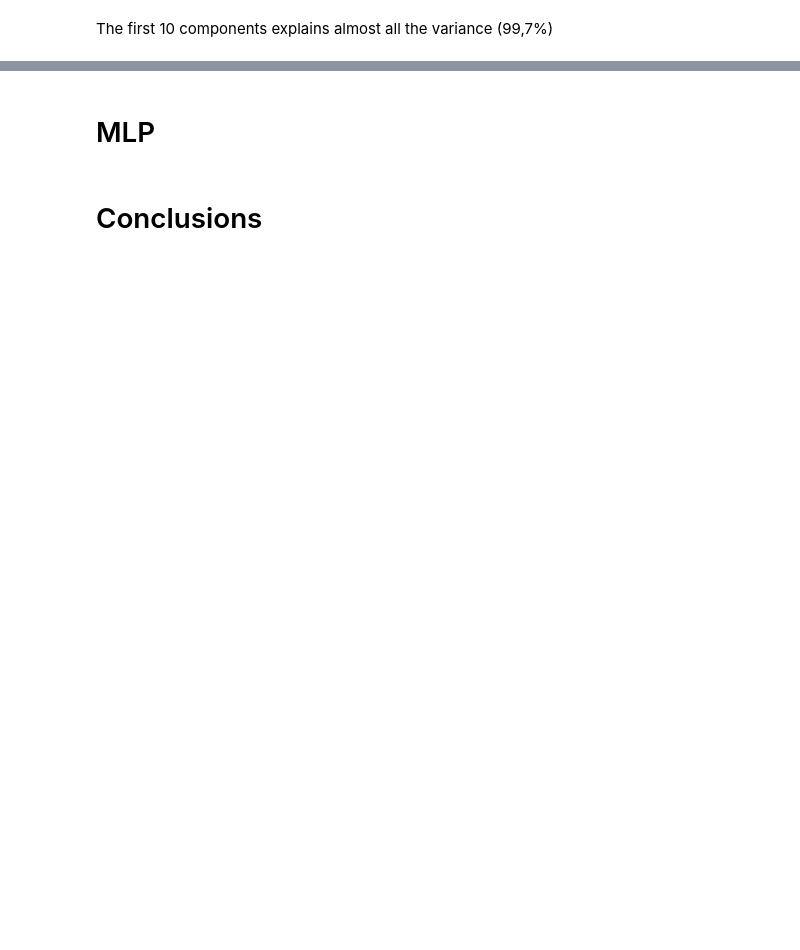
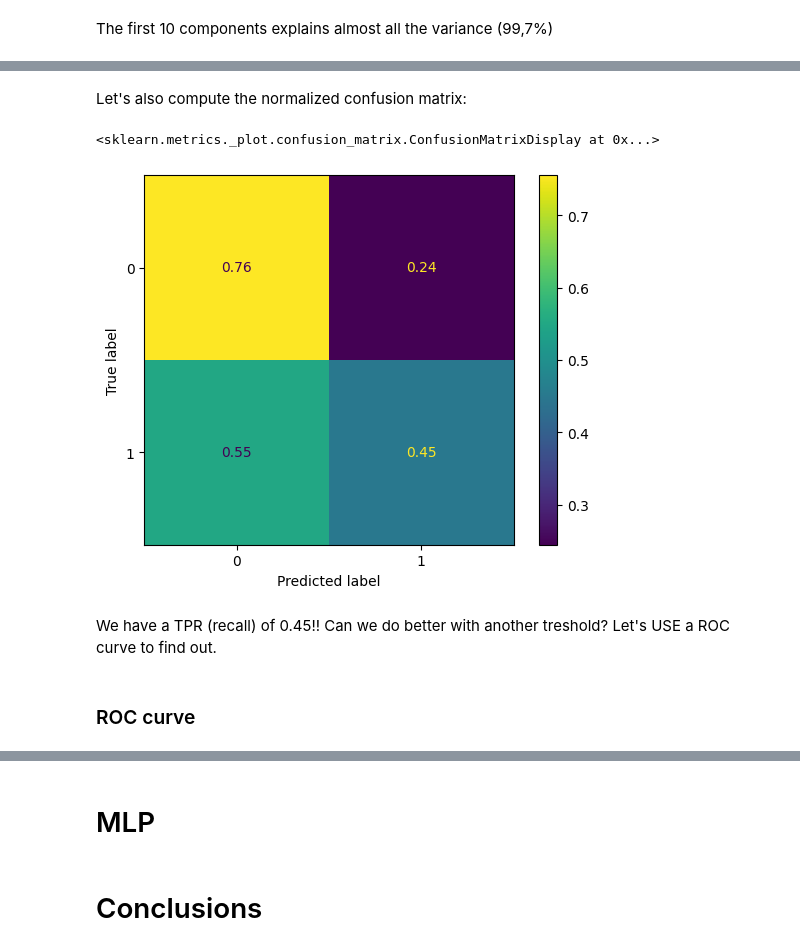
Before and after one commit to weiss25r/Data-analysis-of-diabetic-patients-readmissions-in-hospitals, a Jupyter notebook: main.ipynb, the cells around one changed output, grey strips where cells are left out. Cells and saved outputs as stored; diff of their text form; code cells hidden in the pictures; blank space fills up the shorter version.

```diff
--- a/main.ipynb
+++ b/main.ipynb
@@ -919,5 +875,5 @@ Logit Regression Results
 # %%
-y_pred = model.predict(test_set)
+y_score = model.predict(test_set)
 # %%
-y_pred= y_pred.round().astype(int)
+y_pred = y_score.round().astype(int)
 # %%
@@ -942,0 +891,13 @@ poche componenti, espansione polinomiale, regressione logistica non lineare
+# %% [markdown]
+Let's also compute the normalized confusion matrix:
+# %%
+cm = confusion_matrix(y_pred=y_pred, y_true=y_test)
+cm=cm/cm.sum(1).reshape(-1, 1)
+ConfusionMatrixDisplay(cm, display_labels=[0, 1]).plot()
+# %% [output]
+<sklearn.metrics._plot.confusion_matrix.ConfusionMatrixDisplay at 0x...>
+[figure, added]
+# %% [markdown]
+We have a TPR (recall) of 0.45!! Can we do better with another treshold? Let's USE a ROC curve to find out.
+# %% [markdown]
+### ROC curve
```
Also changed, not shown: parts of 71 cells of this notebook, 2 other files.
